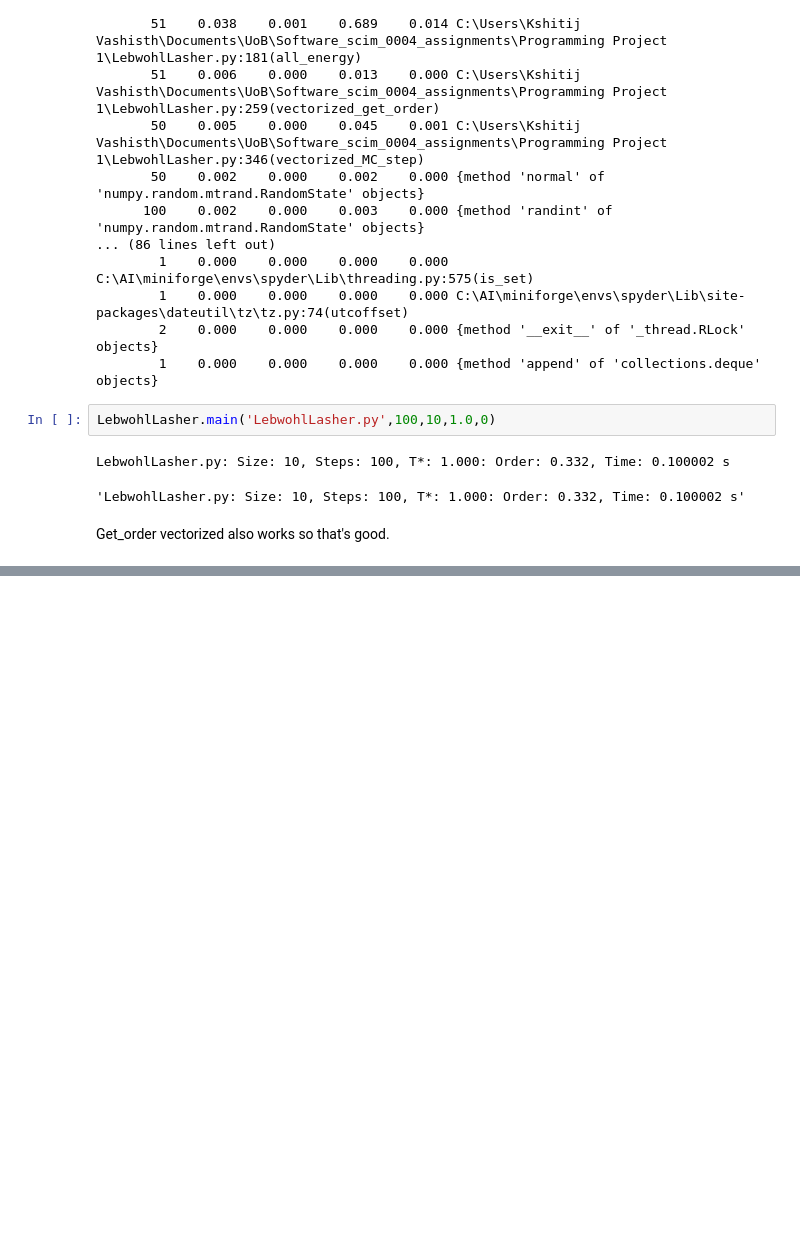
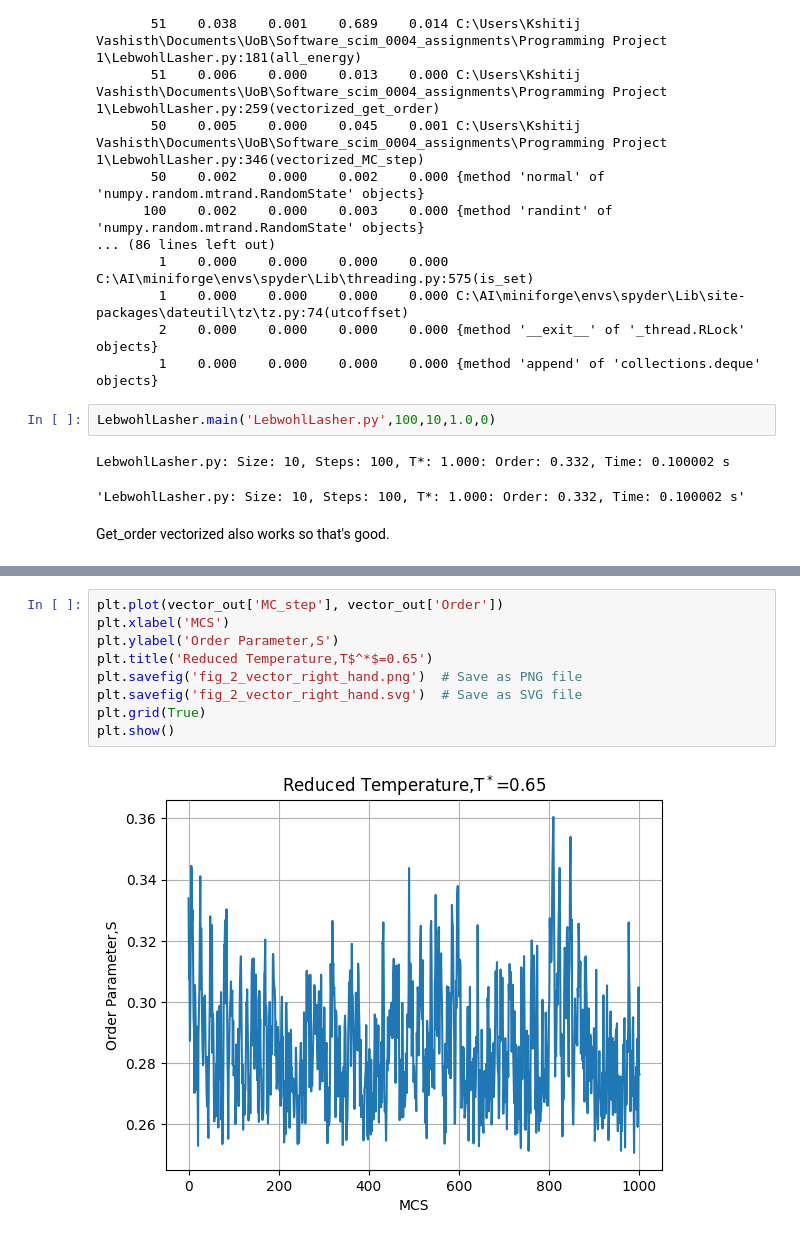
Before and after one commit to KayVeeZ/LebwohlLasher, a Jupyter notebook: testing_notebook.ipynb, the cells around one changed output, grey strips where cells are left out. Drawn from its saved outputs; the diff is of its cells as text; blank space fills up the shorter version.

```diff
--- a/testing_notebook.ipynb
+++ b/testing_notebook.ipynb
@@ -939,0 +1014,11 @@ ModuleNotFoundError: No module named 'mpi4py'
+# %%
+plt.plot(vector_out['MC_step'], vector_out['Order'])
+plt.xlabel('MCS')
+plt.ylabel('Order Parameter,S')
+plt.title('Reduced Temperature,T$^*$=0.65')
+plt.savefig('fig_2_vector_right_hand.png')  # Save as PNG file
+plt.savefig('fig_2_vector_right_hand.svg')  # Save as SVG file
+plt.grid(True)
+plt.show()
+# %% [output]
+[figure, added]
```
Also changed, not shown: parts of 17 cells of this notebook, 25 other files.
